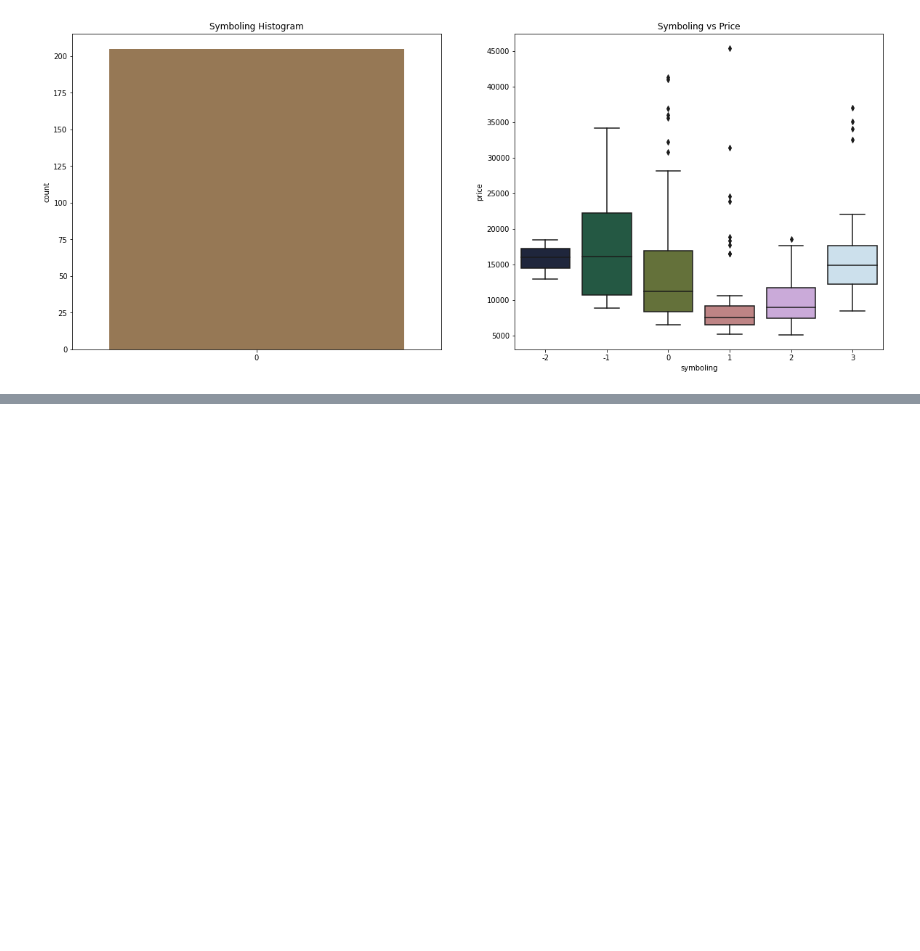
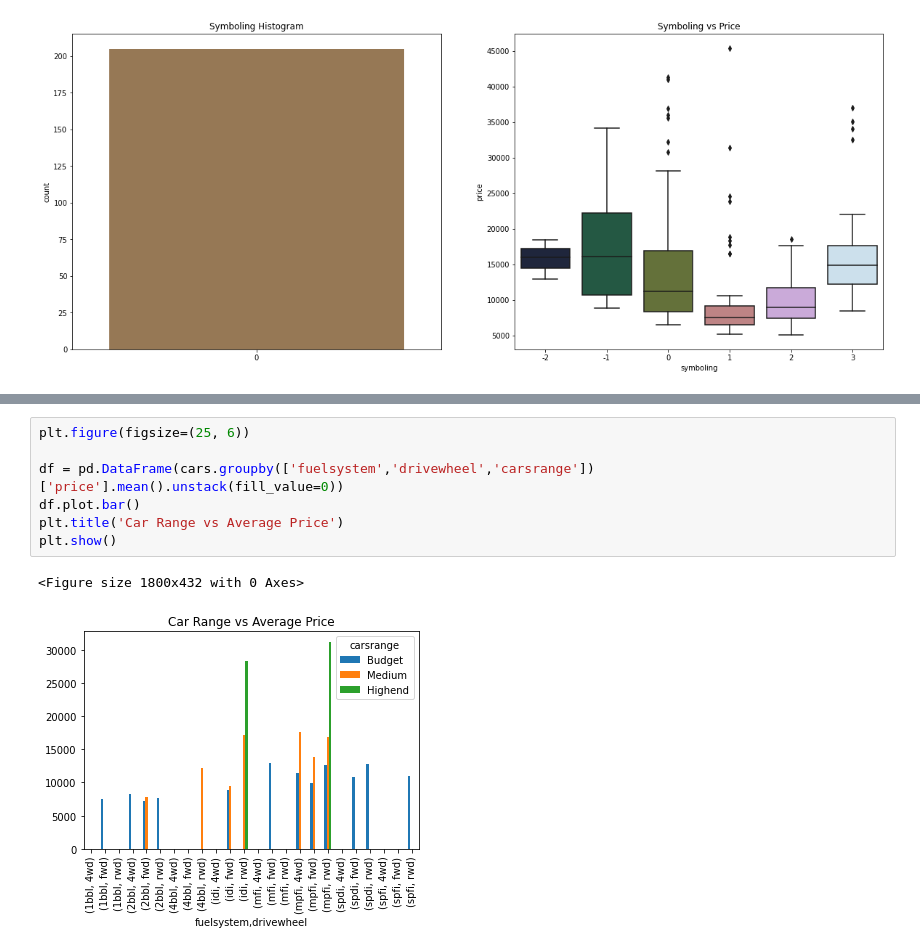
Before and after one commit to Piyush15072002/Car-Price-Prediction, a Jupyter notebook: index.ipynb, the cells around one changed output, grey strips where cells are left out. Drawn from its saved outputs; the diff is of its cells as text; blank space fills up the shorter version.

```diff
--- a/index.ipynb
+++ b/index.ipynb
@@ -222,0 +264,10 @@ plt.tight_layout()
+# %%
+plt.figure(figsize=(25, 6))
+
+df = pd.DataFrame(cars.groupby(['fuelsystem','drivewheel','carsrange'])['price'].mean().unstack(fill_value=0))
+df.plot.bar()
+plt.title('Car Range vs Average Price')
+plt.show()
+# %% [output]
+<Figure size 1800x432 with 0 Axes>
+[figure, added]
```
Also changed, not shown: parts of 10 cells of this notebook.
